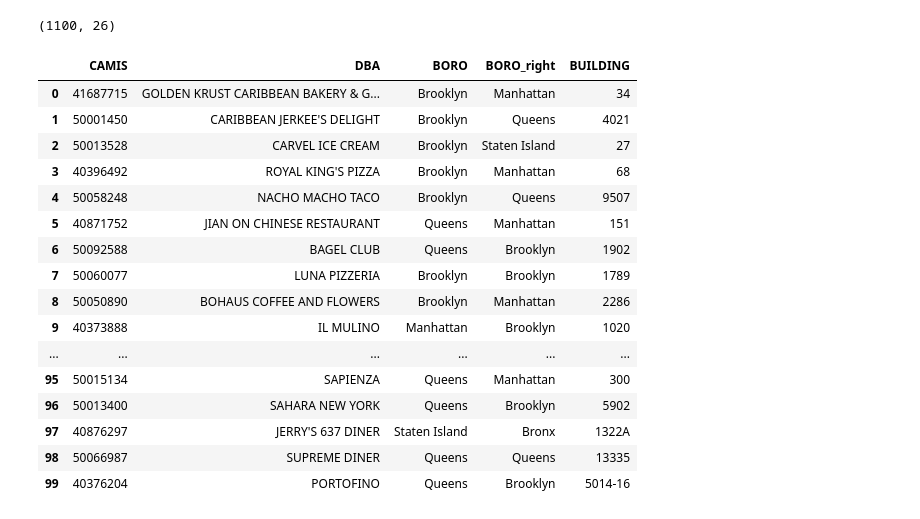
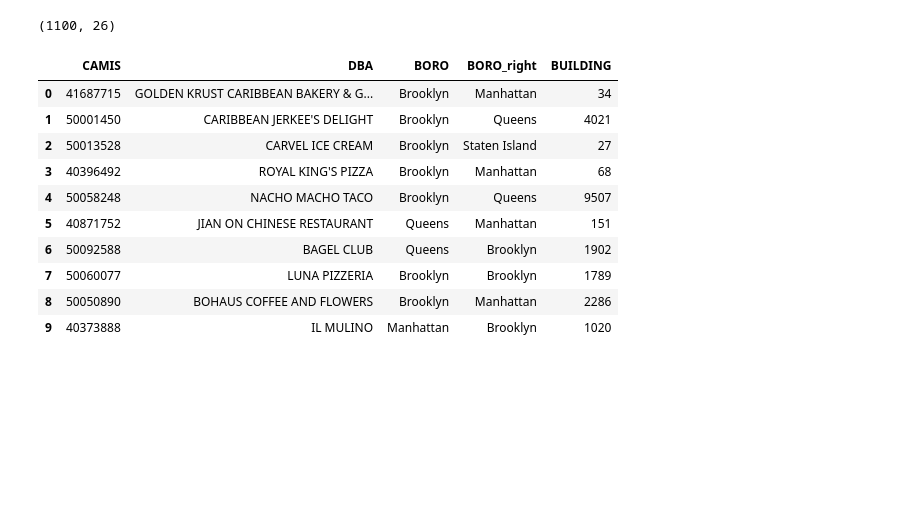
Before and after one commit to thoo/koalas-tutorials, a Jupyter notebook: koalas_tutorial.ipynb, the cells around one changed output. Saved outputs shown, nothing was run; the diff lists cells and outputs as text; code cells hidden in the pictures; blank space fills up the shorter version.

```diff
--- a/koalas_tutorial.ipynb
+++ b/koalas_tutorial.ipynb
@@ -252,23 +214,17 @@ print(join_df.shape)
 # %% [output]
 (1100, 26)
 # %%
-df1.iloc[:100,:3].join(df2.iloc[:100,2:4],
+df1.iloc[:10,:3].join(df2.iloc[:10,2:4],
                        rsuffix='_right')
 # %% [output]
 |  | CAMIS | DBA | BORO | BORO_right | BUILDING |
 | 0 | 41687715 | GOLDEN KRUST CARIBBEAN BAKERY & G... | Brooklyn | Manhattan | 34 |
 | 1 | 50001450 | CARIBBEAN JERKEE'S DELIGHT | Brooklyn | Queens | 4021 |
 | 2 | 50013528 | CARVEL ICE CREAM | Brooklyn | Staten Island | 27 |
 | 3 | 40396492 | ROYAL KING'S PIZZA | Brooklyn | Manhattan | 68 |
 | 4 | 50058248 | NACHO MACHO TACO | Brooklyn | Queens | 9507 |
 | 5 | 40871752 | JIAN ON CHINESE RESTAURANT | Queens | Manhattan | 151 |
 | 6 | 50092588 | BAGEL CLUB | Queens | Brooklyn | 1902 |
 | 7 | 50060077 | LUNA PIZZERIA | Brooklyn | Brooklyn | 1789 |
 | 8 | 50050890 | BOHAUS COFFEE AND FLOWERS | Brooklyn | Manhattan | 2286 |
 | 9 | 40373888 | IL MULINO | Manhattan | Brooklyn | 1020 |
-| ... | ... | ... | ... | ... | ... |
-| 95 | 50015134 | SAPIENZA | Queens | Manhattan | 300 |
-| 96 | 50013400 | SAHARA NEW YORK | Queens | Brooklyn | 5902 |
-| 97 | 40876297 | JERRY'S 637 DINER | Staten Island | Bronx | 1322A |
-| 98 | 50066987 | SUPREME DINER | Queens | Queens | 13335 |
-| 99 | 40376204 | PORTOFINO | Queens | Brooklyn | 5014-16 |
```
Also changed, not shown: parts of 18 cells of this notebook, 1 other file.
